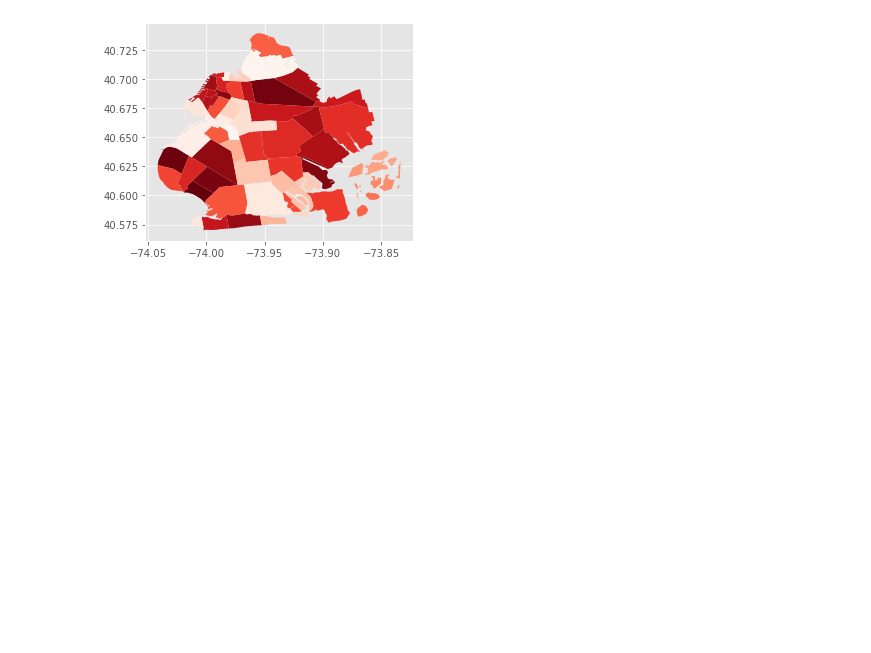
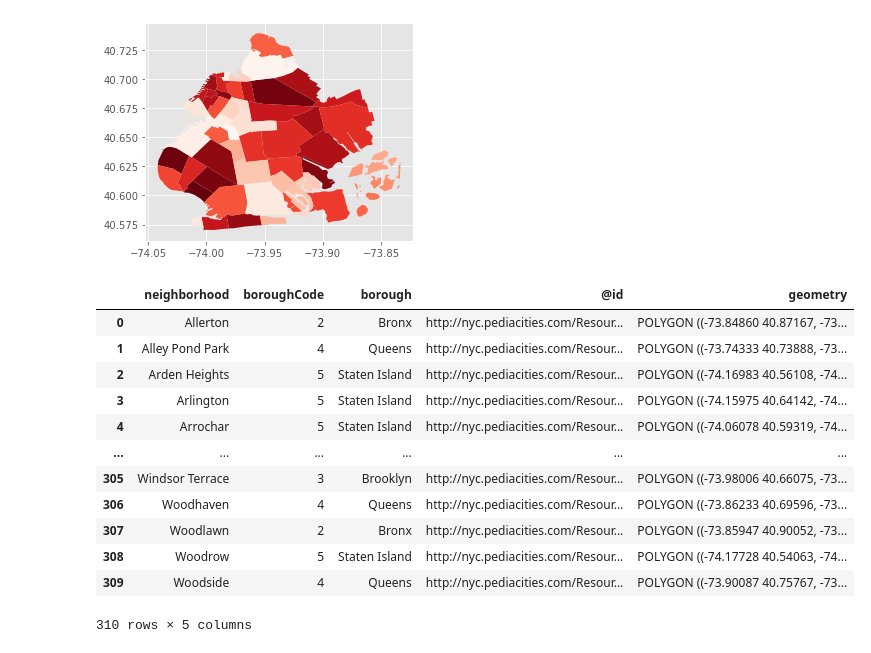
Before and after one commit to sashasabater/nyc-gun-violence, a Jupyter notebook: notebooks/neighborhood.ipynb, the cells around one changed output. Drawn from its saved outputs; the diff is of its cells as text; code cells hidden in the pictures; blank space fills up the shorter version.

```diff
--- a/notebooks/neighborhood.ipynb
+++ b/notebooks/neighborhood.ipynb
@@ -36,3 +36,19 @@ nyc_m[nyc_m.borough == 'Brooklyn'].plot(cmap='Reds_r')
 # %% [output]
 <AxesSubplot:>
 [figure]
+# %%
+nyc_m
+# %% [output]
+|  | neighborhood | boroughCode | borough | @id | geometry |
+| 0 | Allerton | 2 | Bronx | http://nyc.pediacities.com/Resour... | POLYGON ((-73.84860 40.87167, -73... |
+| 1 | Alley Pond Park | 4 | Queens | http://nyc.pediacities.com/Resour... | POLYGON ((-73.74333 40.73888, -73... |
+| 2 | Arden Heights | 5 | Staten Island | http://nyc.pediacities.com/Resour... | POLYGON ((-74.16983 40.56108, -74... |
+| 3 | Arlington | 5 | Staten Island | http://nyc.pediacities.com/Resour... | POLYGON ((-74.15975 40.64142, -74... |
+| 4 | Arrochar | 5 | Staten Island | http://nyc.pediacities.com/Resour... | POLYGON ((-74.06078 40.59319, -74... |
+| ... | ... | ... | ... | ... | ... |
+| 305 | Windsor Terrace | 3 | Brooklyn | http://nyc.pediacities.com/Resour... | POLYGON ((-73.98006 40.66075, -73... |
+| 306 | Woodhaven | 4 | Queens | http://nyc.pediacities.com/Resour... | POLYGON ((-73.86233 40.69596, -73... |
+| 307 | Woodlawn | 2 | Bronx | http://nyc.pediacities.com/Resour... | POLYGON ((-73.85947 40.90052, -73... |
+| 308 | Woodrow | 5 | Staten Island | http://nyc.pediacities.com/Resour... | POLYGON ((-74.17728 40.54063, -74... |
+| 309 | Woodside | 4 | Queens | http://nyc.pediacities.com/Resour... | POLYGON ((-73.90087 40.75767, -73... |
+310 rows × 5 columns
```
Also changed, not shown: 2 other files.
